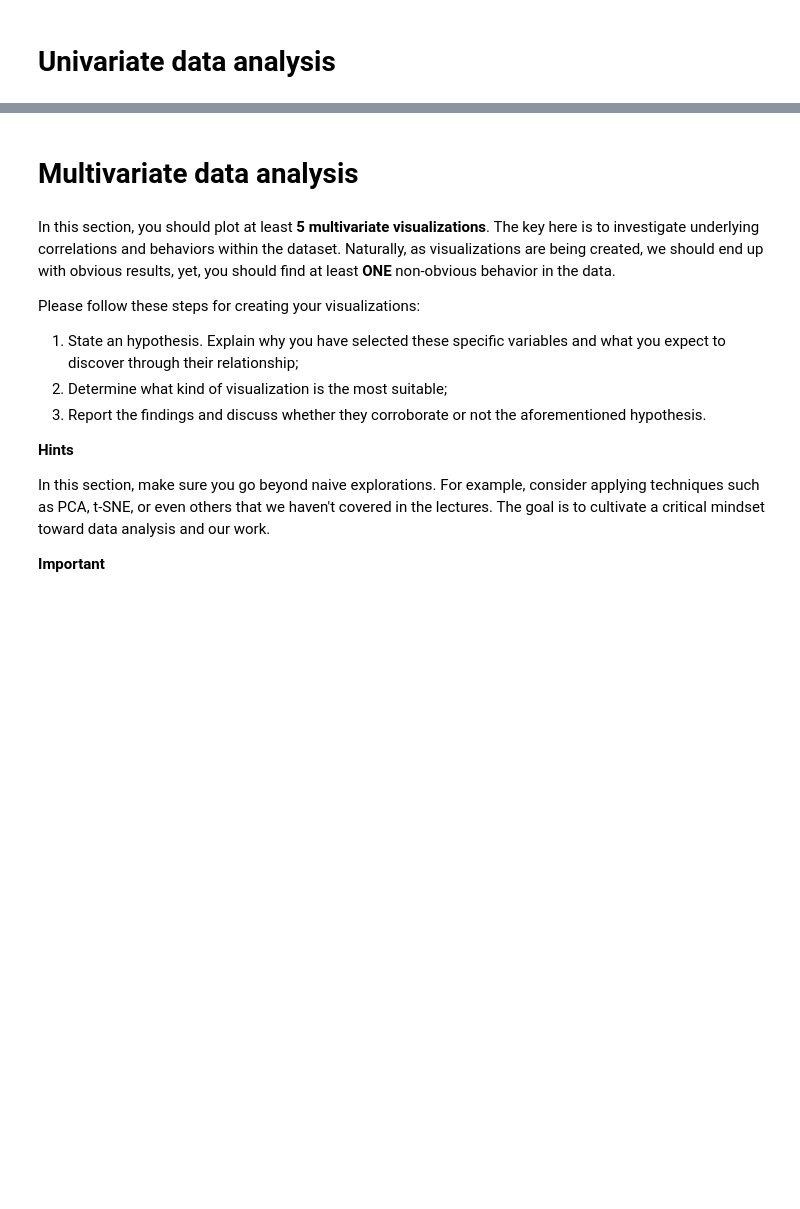
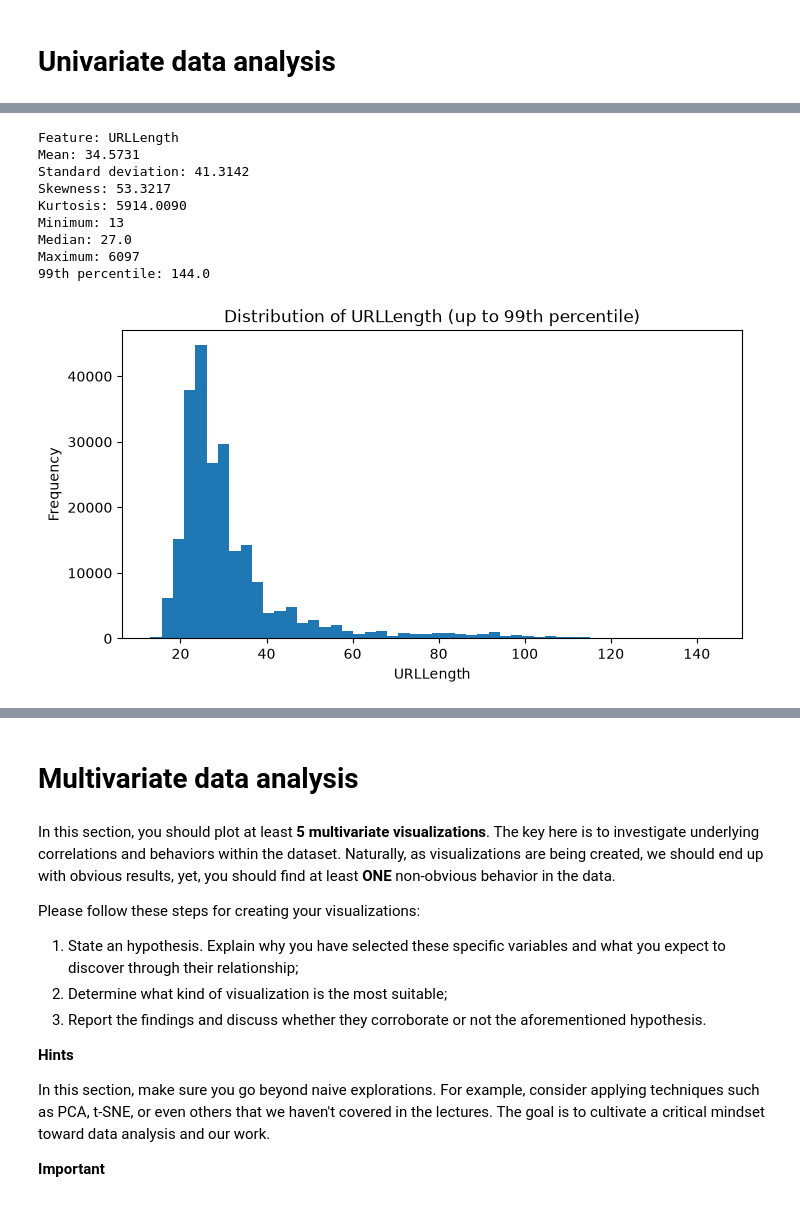
Before and after one commit to luiz-matoso/phiusiil-phishing-analysis, a Jupyter notebook: notebooks/2026_2_BCC_DS_TDEProjectTemplate.ipynb, the cells around one changed output, grey strips where cells are left out. Drawn from its saved outputs; the diff is of its cells as text; code cells hidden in the pictures; blank space fills up the shorter version.

Commit message:
feat: add data cleaning and initial univariate data analysis

```diff
--- a/notebooks/2026_2_BCC_DS_TDEProjectTemplate.ipynb
+++ b/notebooks/2026_2_BCC_DS_TDEProjectTemplate.ipynb
@@ -30,0 +24,12 @@ Below, load the data using pandas and perform all necessary data cleaning to ens
+# %%
+# load your data here
+
+df = pd.read_csv("../data/PhiUSIIL_Phishing_URL_Dataset.csv")
+
+display(df.head())
+
+print("Shape:", df.shape)
+
+df.info()
+
+display(df.describe())
@@ -66,0 +181,29 @@ Ensure that each variable is **plotted correctly** based on its type. For instan
+# %%
+def analyze_numeric_feature(feature, limit_99=False):
+    data = df[feature]
+
+    print(f"Feature: {feature}")
+    print(f"Mean: {data.mean():.4f}")
+    print(f"Standard deviation: {data.std():.4f}")
+    print(f"Skewness: {data.skew():.4f}")
+    print(f"Kurtosis: {data.kurt():.4f}")
+    print(f"Minimum: {data.min()}")
+    print(f"Median: {data.median()}")
+    print(f"Maximum: {data.max()}")
+
+    plot_data = data
+    title = f"Distribution of {feature}"
+
+    if limit_99:
+        upper_limit = data.quantile(0.99)
+        print(f"99th percentile: {upper_limit}")
+
+        plot_data = data[data <= upper_limit]
+        title += " (up to 99th percentile)"
+
+    plt.figure(figsize=(8, 4))
+    plt.hist(plot_data, bins=50)
+    plt.xlabel(feature)
+    plt.ylabel("Frequency")
+    plt.title(title)
+    plt.show()
@@ -66,0 +216,13 @@ Ensure that each variable is **plotted correctly** based on its type. For instan
+# %%
+analyze_numeric_feature("URLLength", limit_99=True)
+# %% [output]
+Feature: URLLength
+Mean: 34.5731
+Standard deviation: 41.3142
+Skewness: 53.3217
+Kurtosis: 5914.0090
+Minimum: 13
+Median: 27.0
+Maximum: 6097
+99th percentile: 144.0
+[figure, added]
```
Also changed, not shown: parts of 19 cells of this notebook.
